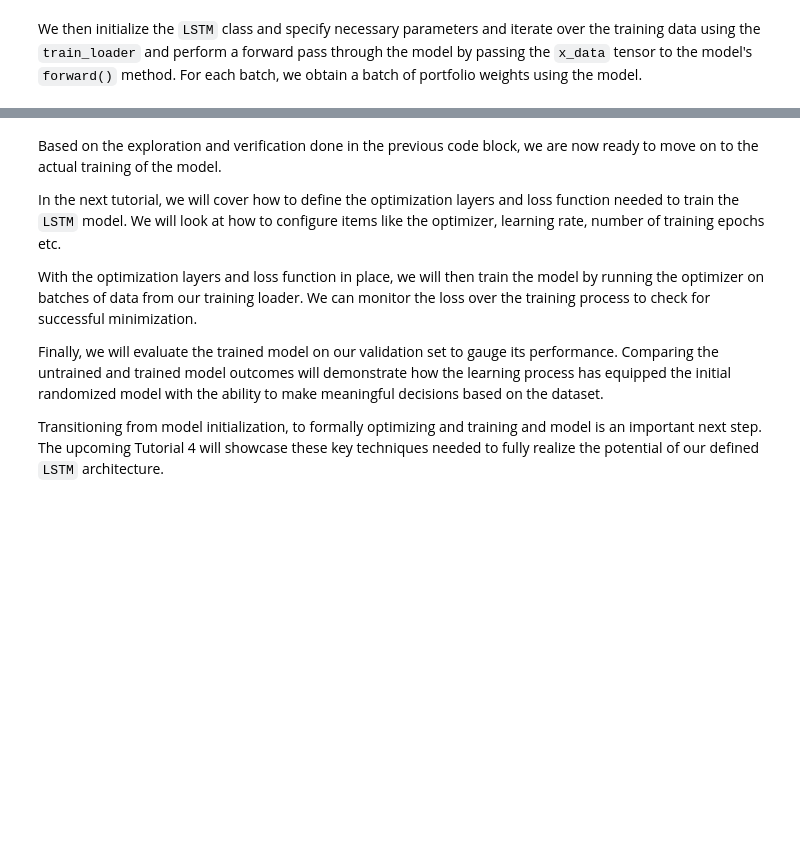
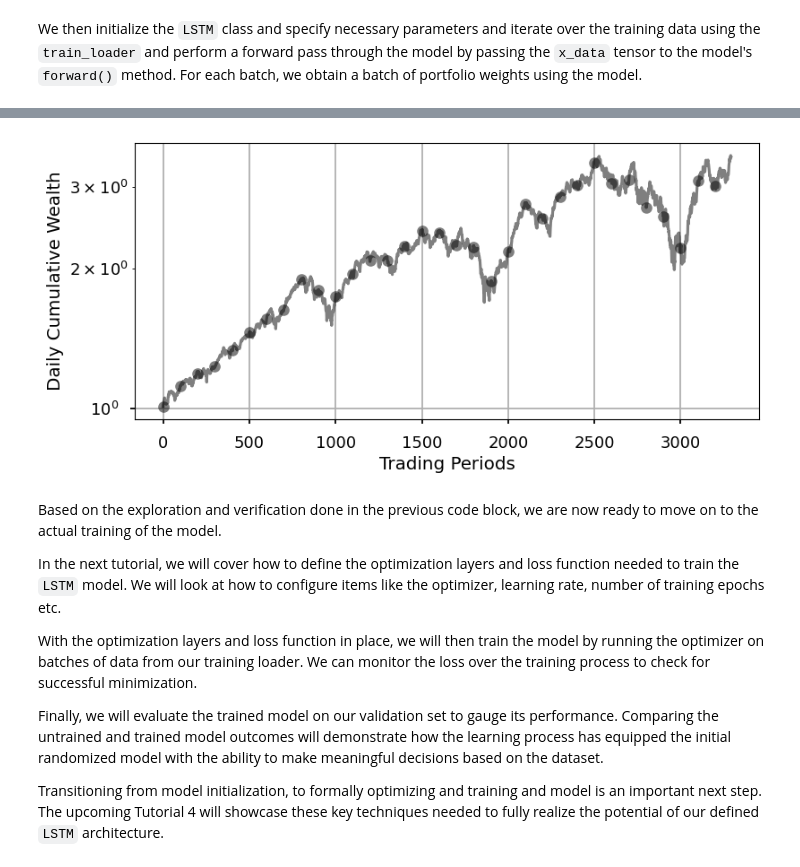
Before and after one commit to jiahaoli57/FinOL, a Jupyter notebook: finol/tutorials/tutorial_3.ipynb, the cells around one changed output, grey strips where cells are left out. Cells and saved outputs as stored; diff of their text form; code cells hidden in the pictures; blank space fills up the shorter version.

```diff
--- a/finol/tutorials/tutorial_3.ipynb
+++ b/finol/tutorials/tutorial_3.ipynb
@@ -135,0 +119,3 @@ DateParseError: Unknown datetime string format, unable to parse: N/A, at positio
+# %%
+load_dataset_output = load_dataset()
+load_dataset_output
@@ -158,3 +185,14 @@ plt.show()
+# %%
+# In-sample daily cumulative wealth
+plt.figure(figsize=(9, 4))
+plt.plot(daily_cumulative_wealth, marker=MARKERS[0], color='black', markevery=MARKEVERY*10, alpha=ALPHA)
+plt.xlabel('Trading Periods')
+plt.ylabel('Daily Cumulative Wealth')
+plt.yscale('log')
+plt.grid(True)
+plt.show()
+# %% [output]
+[figure, added]
 # %% [markdown]
 Based on the exploration and verification done in the previous code block, we are now ready to move on to the actual training of the model.
 
```
Also changed, not shown: parts of 11 cells of this notebook, 28 other files.
